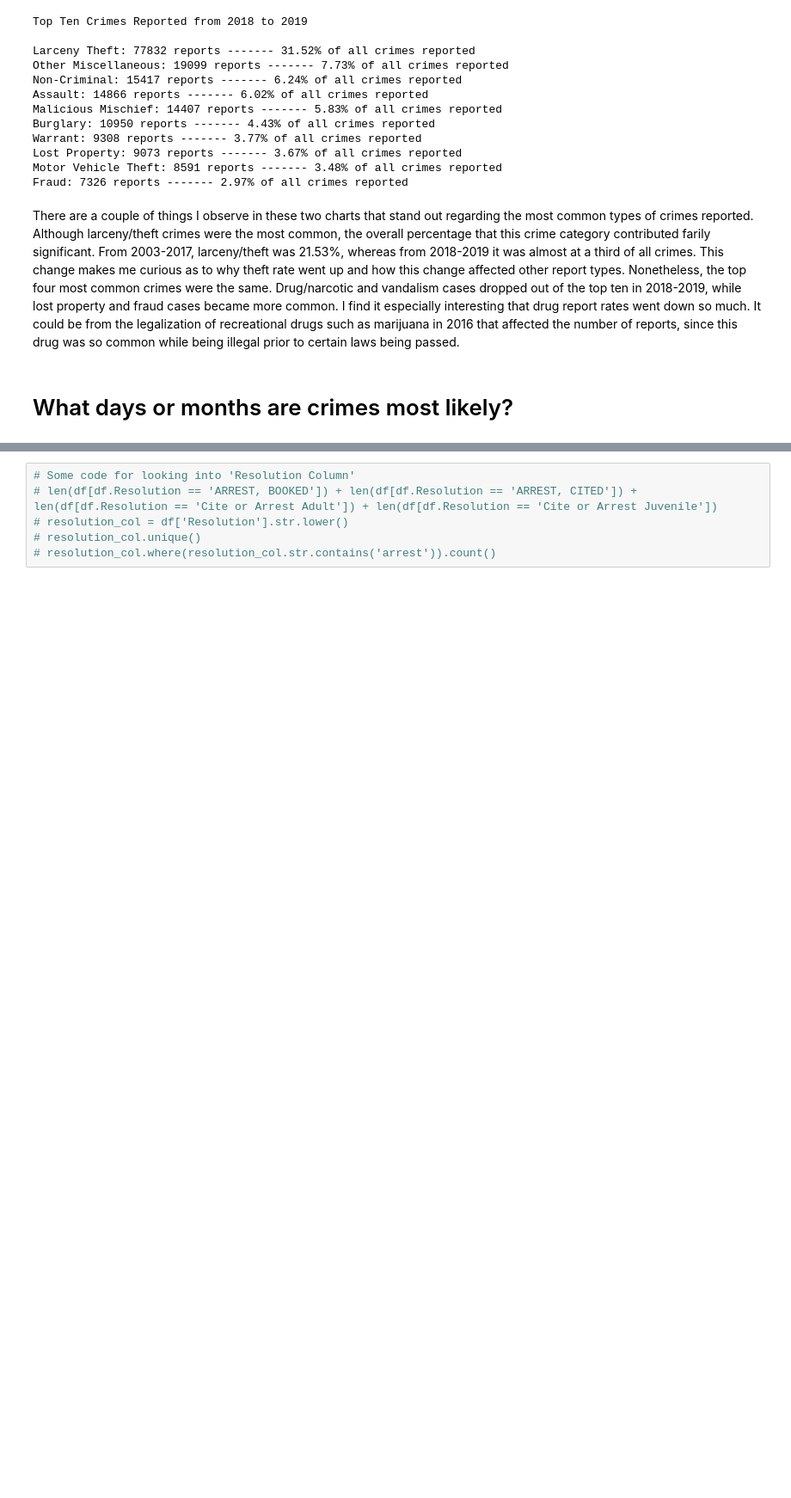
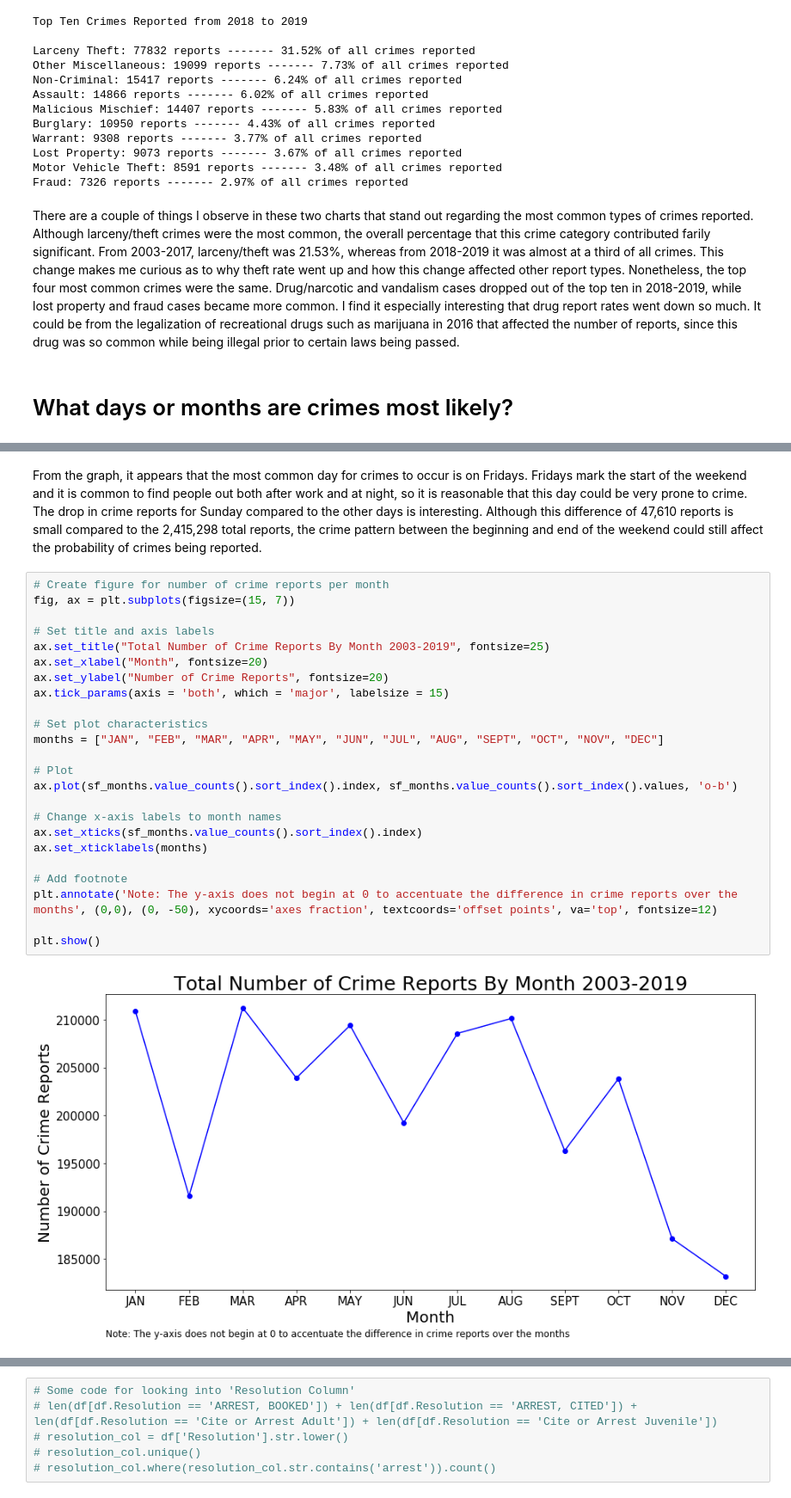
Before and after one commit to gyamane/Springboard, a Jupyter notebook: capstone_project_1/data_storytelling.ipynb, the cells around one changed output, grey strips where cells are left out. Shown at 86% size. Cells and saved outputs as stored; diff of their text form; blank space fills up the shorter version.

```diff
--- a/capstone_project_1/data_storytelling.ipynb
+++ b/capstone_project_1/data_storytelling.ipynb
@@ -212,0 +226,28 @@ plt.show()
+# %% [markdown]
+From the graph, it appears that the most common day for crimes to occur is on Fridays. Fridays mark the start of the weekend and it is common to find people out both after work and at night, so it is reasonable that this day could be very prone to crime. The drop in crime reports for Sunday compared to the other days is interesting. Although this difference of 47,610 reports is small compared to the 2,415,298 total reports, the crime pattern between the beginning and end of the weekend could still affect the probability of crimes being reported.
+# %%
+# Create figure for number of crime reports per month
+fig, ax = plt.subplots(figsize=(15, 7))
+
+# Set title and axis labels
+ax.set_title("Total Number of Crime Reports By Month 2003-2019", fontsize=25)
+ax.set_xlabel("Month", fontsize=20)
+ax.set_ylabel("Number of Crime Reports", fontsize=20)
+ax.tick_params(axis = 'both', which = 'major', labelsize = 15)
+
+# Set plot characteristics
+months = ["JAN", "FEB", "MAR", "APR", "MAY", "JUN", "JUL", "AUG", "SEPT", "OCT", "NOV", "DEC"]
+
+# Plot
+ax.plot(sf_months.value_counts().sort_index().index, sf_months.value_counts().sort_index().values, 'o-b')
+
+# Change x-axis labels to month names
+ax.set_xticks(sf_months.value_counts().sort_index().index)
+ax.set_xticklabels(months)
+
+# Add footnote
+plt.annotate('Note: The y-axis does not begin at 0 to accentuate the difference in crime reports over the months', (0,0), (0, -50), xycoords='axes fraction', textcoords='offset points', va='top', fontsize=12)
+
+plt.show()
+# %% [output]
+[figure, added]
```
Also changed, not shown: parts of 7 cells of this notebook.
